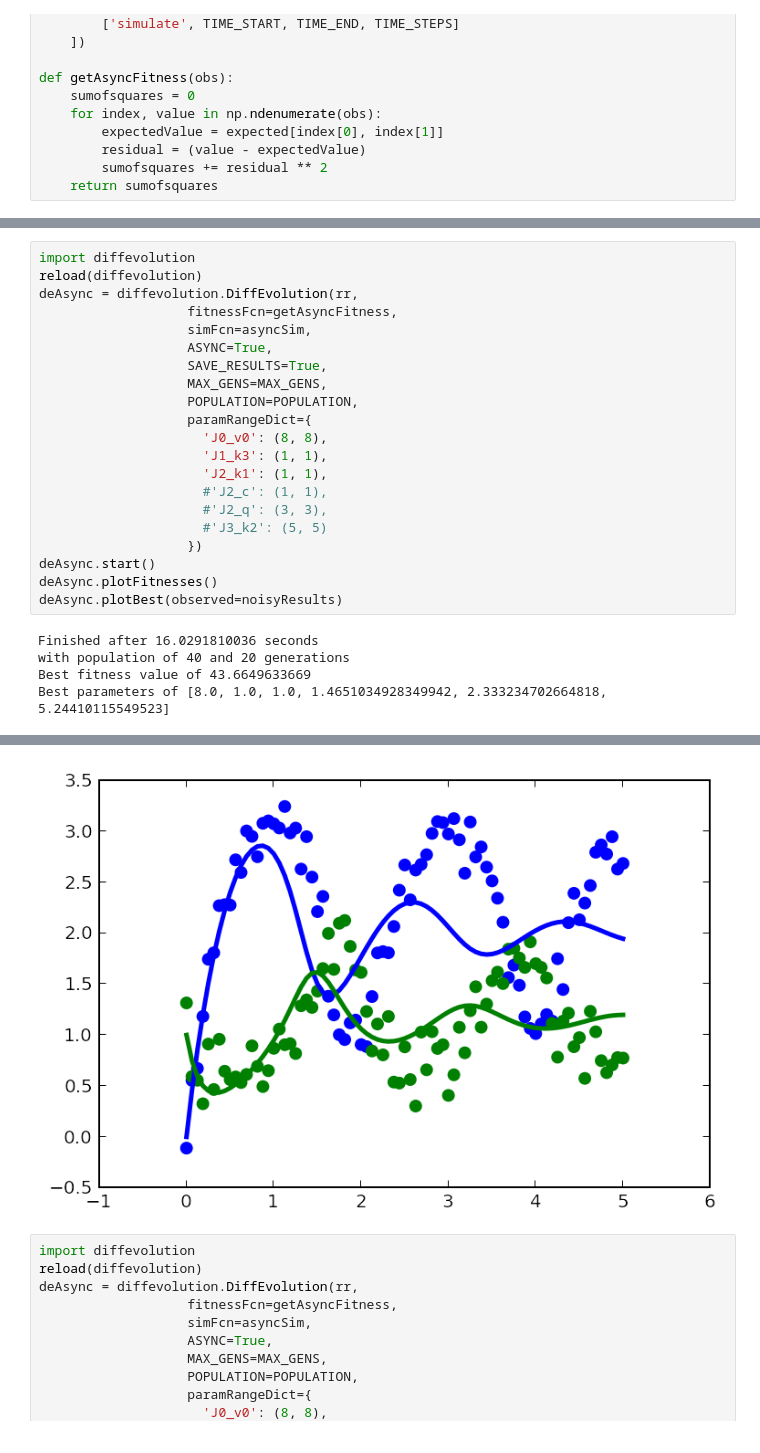
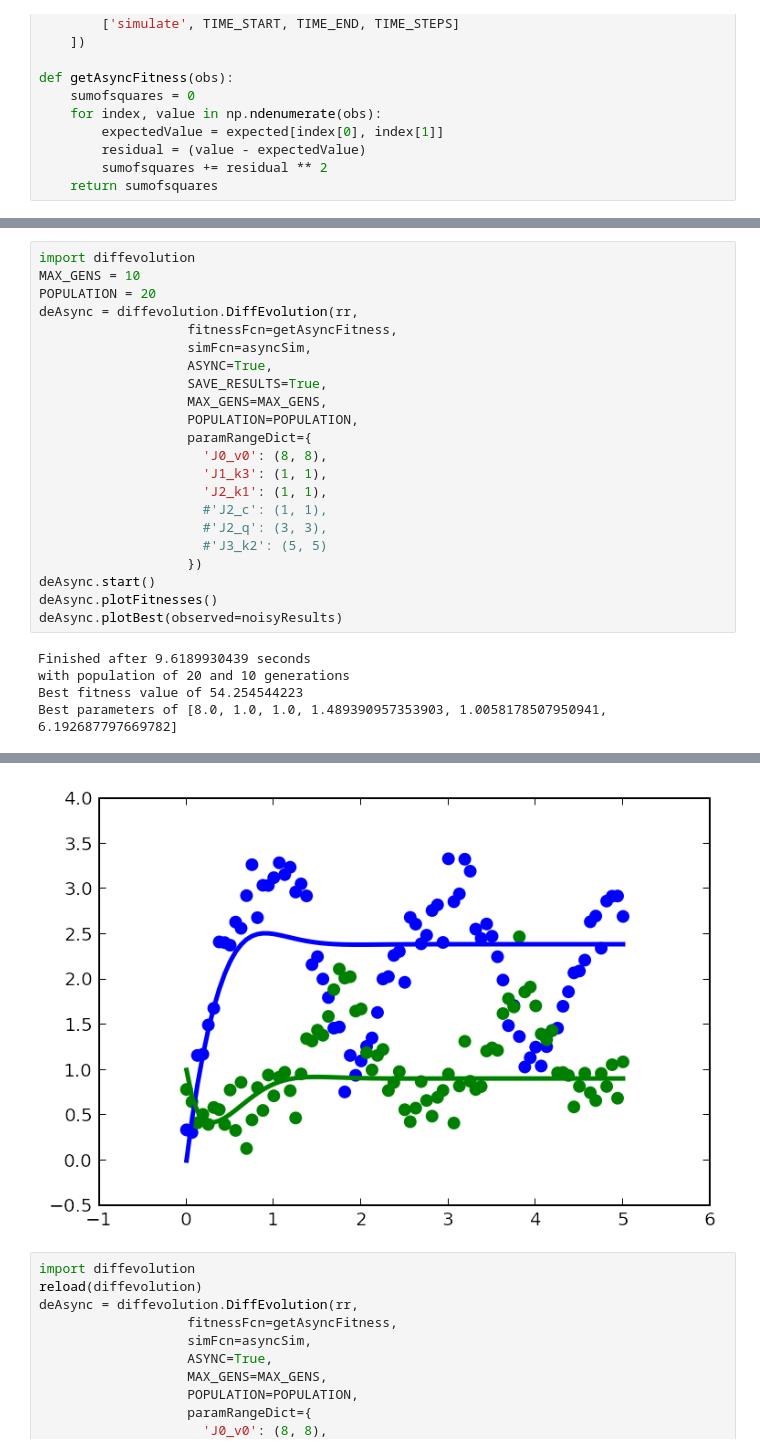
Before and after one commit to stanleygu/ipython-notebook-tools, a Jupyter notebook: examples.ipynb, the cells around one changed output, grey strips where cells are left out. Saved outputs shown, nothing was run; the diff lists cells and outputs as text.

```diff
--- a/examples.ipynb
+++ b/examples.ipynb
@@ -161,6 +207,7 @@ def getAsyncFitness(obs):
 # %%
 import diffevolution
-reload(diffevolution)
+MAX_GENS = 10
+POPULATION = 20
 deAsync = diffevolution.DiffEvolution(rr,
                    fitnessFcn=getAsyncFitness,
                    simFcn=asyncSim,
@@ -180,7 +227,7 @@ deAsync.start()
 deAsync.plotFitnesses()
 deAsync.plotBest(observed=noisyResults)
 # %% [output]
-Finished after 16.0291810036 seconds
-with population of 40 and 20 generations
-Best fitness value of 43.6649633669
-Best parameters of [8.0, 1.0, 1.0, 1.4651034928349942, 2.333234702664818, 5.24410115549523]
+Finished after 9.6189930439 seconds
+with population of 20 and 10 generations
+Best fitness value of 54.254544223
+Best parameters of [8.0, 1.0, 1.0, 1.489390957353903, 1.0058178507950941, 6.192687797669782]
@@ -188,4 +235,4 @@ Best parameters of [8.0, 1.0, 1.0, 1.4651034928349942, 2.333234702664818, 5.2441
-[figure, old version]
+[figure, new version]
 # %%
 import diffevolution
 reload(diffevolution)
```
Also changed, not shown: parts of 12 cells of this notebook, 1 other file.
